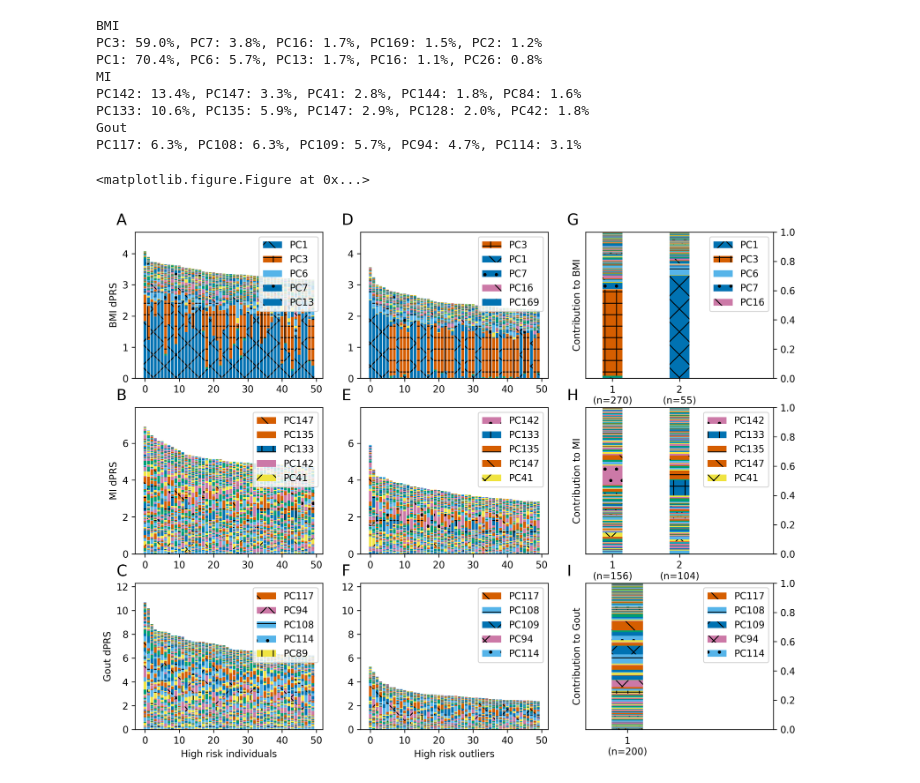
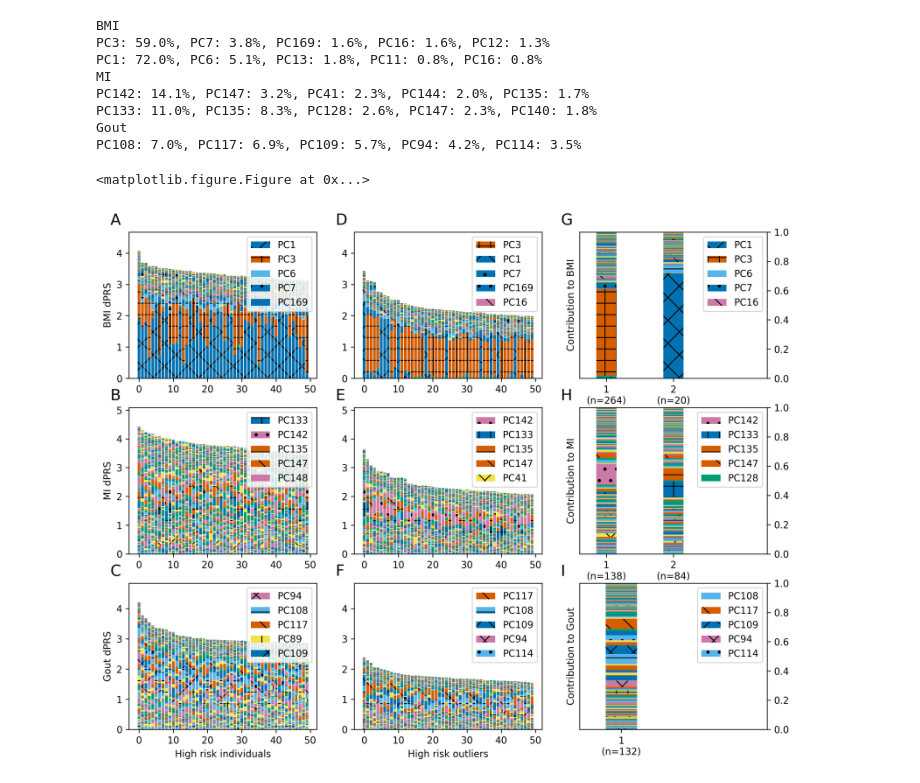
Before and after one commit to rivas-lab/degas-risk, a Jupyter notebook: figures/Figure4-Paint-Profiles.ipynb, the cells around one changed output. Saved outputs shown, nothing was run; the diff lists cells and outputs as text; code cells hidden in the pictures.

```diff
--- a/figures/Figure4-Paint-Profiles.ipynb
+++ b/figures/Figure4-Paint-Profiles.ipynb
@@ -84,8 +84,9 @@ for ix,phe_code in enumerate(phe_codes):
         regress=OLS
 
     # built covariate-aware dPRS, sort individuals
-    df['SCORE']=zscore(regress(dg[phe_code],
-                               dg[['dPRS','1']+covariate]).fit(disp=0).predict(df[['dPRS','1']+covariate]))
+    #df['SCORE']=zscore(regress(dg[phe_code],
+    #                           dg[['dPRS','1']+covariate]).fit(disp=0).predict(df[['dPRS','1']+covariate]))
+    df['SCORE']=zscore(df['dPRS'])
     df.sort_values(by='SCORE',ascending=False,inplace=True)
 
     # do painting
@@ -158,36 +159,36 @@ for ix,phe_code in enumerate(phe_codes):
     # axis label
     plots[(width*ix)+2].set_xlabel('')
     plots[(width*ix)+2].set_ylabel('Contribution to '+phe_name)
     plots[(width*ix)+2].set_ylim((0, 1))
     plots[(width*ix)+2].set_xlim((-0.4,k+0.4))
     plots[(width*ix)+2].set_xticks(np.arange(k))
     plots[(width*ix)+2].set_xticklabels([str(x+1)+'\n(n='+str(y)+')' for x,y in
                               enumerate(list(pd.Series(cluster.labels_).value_counts()))])
     plots[(width*ix)+2].legend([p[i] for i in reversed(top5pcs)],
                                ['PC' + str(i+1) for i in reversed(top5pcs)])
     plots[(width*ix)+2].yaxis.tick_right()
 
     # stuff for the whole figure
     # add x axis labels to bottom
     if ix == len(phe_codes)-1:
         plots[(width*ix)+1].set_xlabel('High risk outliers')
         plots[(width*ix)].set_xlabel('High risk {}'.format('individuals' if is_bin else 'individuals'))
 
     # and figure labels to this round of plots
     for ix2 in range(width):
         plots[(width*ix)+ix2].text(-.1, 1.05, chr((ix%len(phe_codes))+65+ix2*len(phe_codes)),
                                    fontsize=16, transform=plots[(width*ix)+ix2].transAxes)
 
 plt.show()
 fig.savefig("pdfs/fig4.pdf", bbox_inches='tight')
 # %% [output]
 BMI
-PC3: 59.0%, PC7: 3.8%, PC16: 1.7%, PC169: 1.5%, PC2: 1.2%
-PC1: 70.4%, PC6: 5.7%, PC13: 1.7%, PC16: 1.1%, PC26: 0.8%
+PC3: 59.0%, PC7: 3.8%, PC169: 1.6%, PC16: 1.6%, PC12: 1.3%
+PC1: 72.0%, PC6: 5.1%, PC13: 1.8%, PC11: 0.8%, PC16: 0.8%
 MI
-PC142: 13.4%, PC147: 3.3%, PC41: 2.8%, PC144: 1.8%, PC84: 1.6%
-PC133: 10.6%, PC135: 5.9%, PC147: 2.9%, PC128: 2.0%, PC42: 1.8%
+PC142: 14.1%, PC147: 3.2%, PC41: 2.3%, PC144: 2.0%, PC135: 1.7%
+PC133: 11.0%, PC135: 8.3%, PC128: 2.6%, PC147: 2.3%, PC140: 1.8%
 Gout
-PC117: 6.3%, PC108: 6.3%, PC109: 5.7%, PC94: 4.7%, PC114: 3.1%
+PC108: 7.0%, PC117: 6.9%, PC109: 5.7%, PC94: 4.2%, PC114: 3.5%
 <matplotlib.figure.Figure at 0x...>
-[figure, old version]
+[figure, new version]
```
Also changed, not shown: 7 other files.
